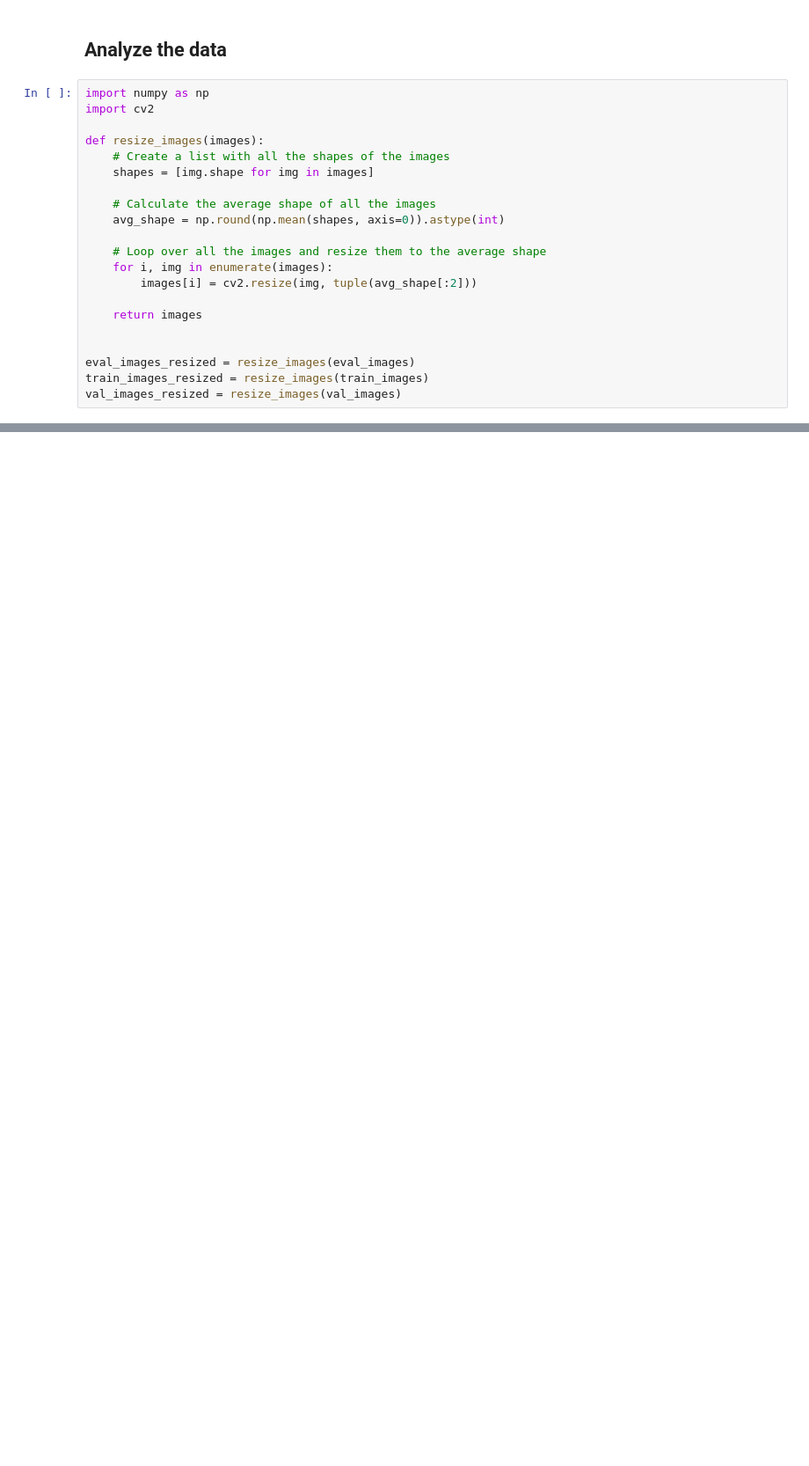
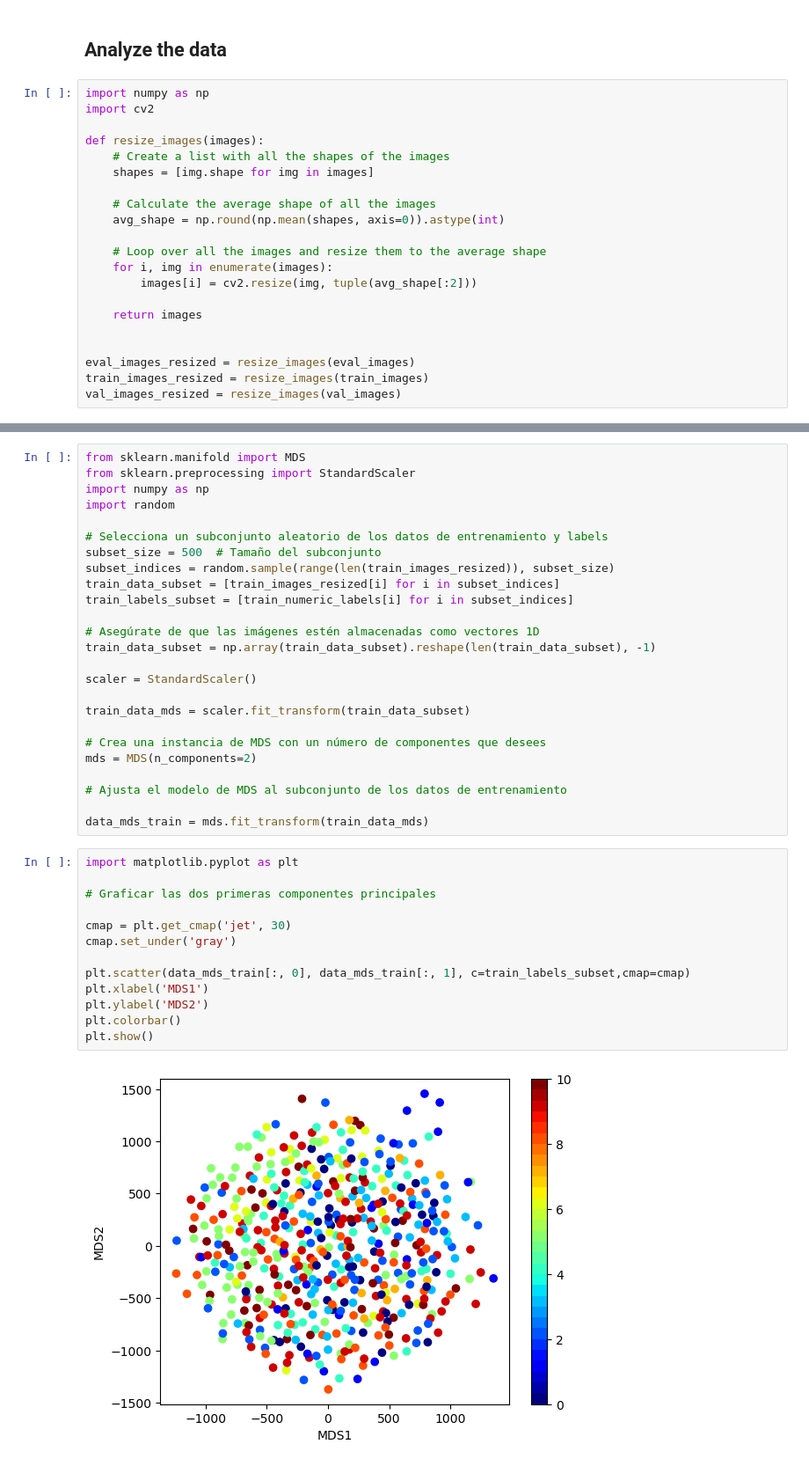
Before and after one commit to williamasesoftware/Computational_linear_algebra, a Jupyter notebook: FOOD_dataset/main_FOOD_dataset.ipynb, the cells around one changed output, grey strips where cells are left out. Shown at 88% size. Saved outputs shown, nothing was run; the diff lists cells and outputs as text; blank space fills up the shorter version.

```diff
--- a/FOOD_dataset/main_FOOD_dataset.ipynb
+++ b/FOOD_dataset/main_FOOD_dataset.ipynb
@@ -224,0 +243,40 @@ Accuracy KMeans: 7.40%
+# %%
+from sklearn.manifold import MDS
+from sklearn.preprocessing import StandardScaler
+import numpy as np
+import random
+
+# Selecciona un subconjunto aleatorio de los datos de entrenamiento y labels
+subset_size = 500  # Tamaño del subconjunto
+subset_indices = random.sample(range(len(train_images_resized)), subset_size)
+train_data_subset = [train_images_resized[i] for i in subset_indices]
+train_labels_subset = [train_numeric_labels[i] for i in subset_indices]
+
+# Asegúrate de que las imágenes estén almacenadas como vectores 1D
+train_data_subset = np.array(train_data_subset).reshape(len(train_data_subset), -1)
+
+scaler = StandardScaler()
+
+train_data_mds = scaler.fit_transform(train_data_subset)
+
+# Crea una instancia de MDS con un número de componentes que desees
+mds = MDS(n_components=2)
+
+# Ajusta el modelo de MDS al subconjunto de los datos de entrenamiento
+
+data_mds_train = mds.fit_transform(train_data_mds)
+# %%
+import matplotlib.pyplot as plt
+
+# Graficar las dos primeras componentes principales
+
+cmap = plt.get_cmap('jet', 30)
+cmap.set_under('gray')
+
+plt.scatter(data_mds_train[:, 0], data_mds_train[:, 1], c=train_labels_subset,cmap=cmap)
+plt.xlabel('MDS1')
+plt.ylabel('MDS2')
+plt.colorbar()
+plt.show()
+# %% [output]
+[figure, added]
```
Also changed, not shown: parts of 18 cells of this notebook.
